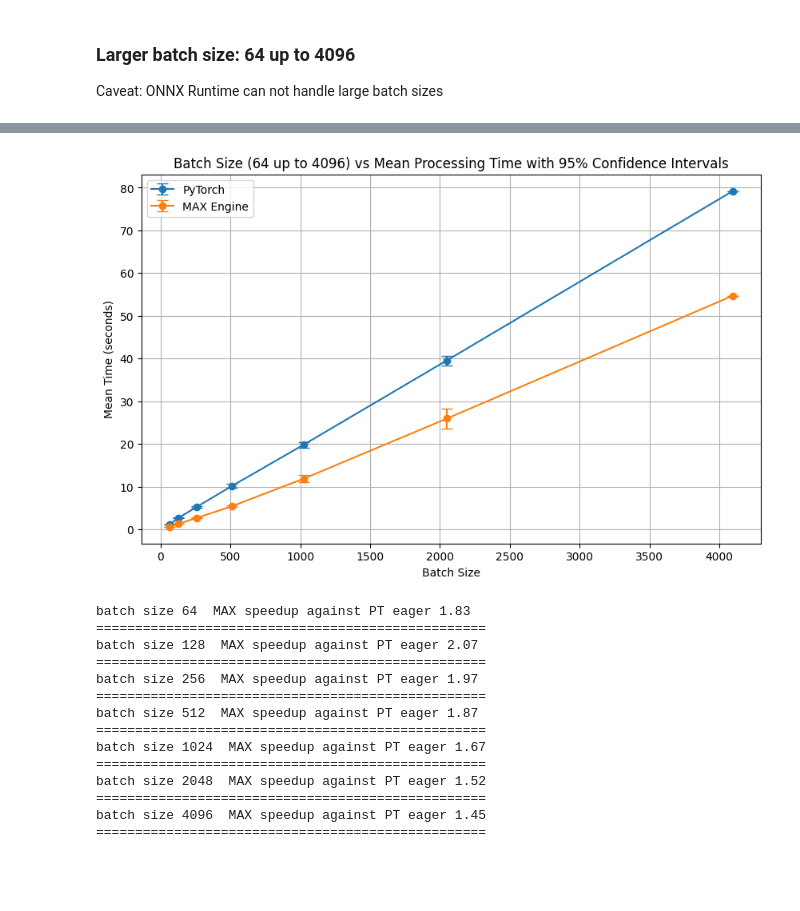
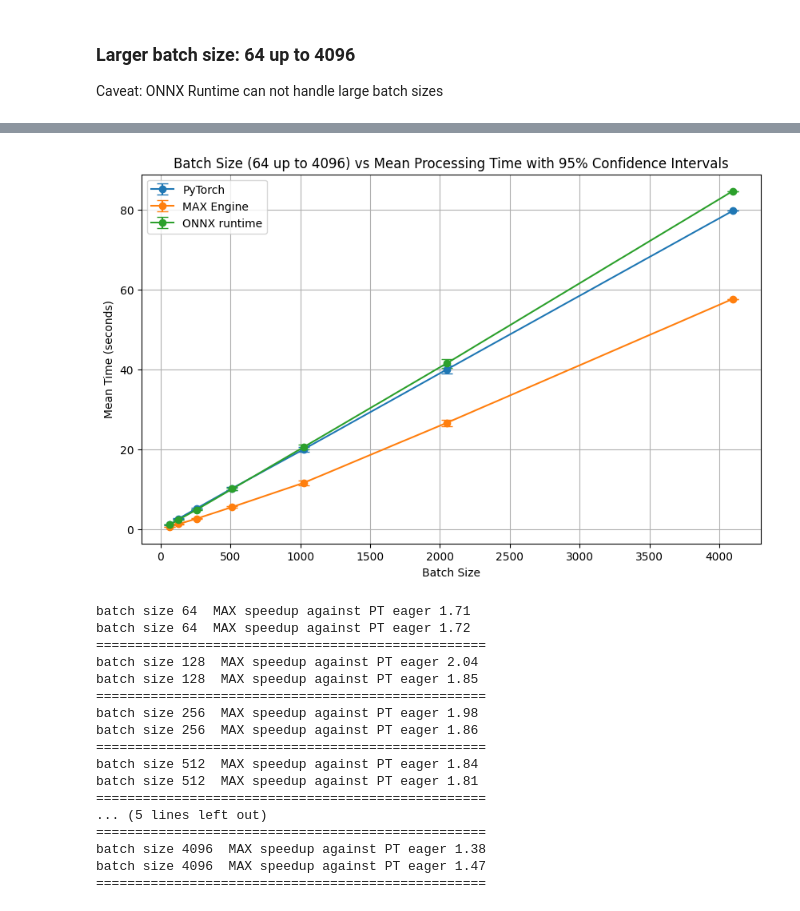
Before and after one commit to modularml/devrel-extras, a Jupyter notebook: blogs/2403-semantic-search-with-max-engine/bge-embed.ipynb, the cells around one changed output, grey strips where cells are left out. Cells and saved outputs as stored; diff of their text form; code cells hidden in the pictures; blank space fills up the shorter version.

```diff
--- a/blogs/2403-semantic-search-with-max-engine/bge-embed.ipynb
+++ b/blogs/2403-semantic-search-with-max-engine/bge-embed.ipynb
@@ -177,7 +182,7 @@ from optimum.onnxruntime import ORTModelForFeatureExtraction
 model = AutoModel.from_pretrained("BAAI/bge-base-en-v1.5")
 model.eval()
 
-ortmodel = ORTModelForFeatureExtraction.from_pretrained('BAAI/bge-large-en-v1.5', revision="refs/pr/13",file_name="onnx/model.onnx")
+ortmodel = ORTModelForFeatureExtraction.from_pretrained("BAAI/bge-base-en-v1.5", revision="refs/pr/6", file_name="onnx/model.onnx")
 
 def measure_runtime(inputs, model_fn, batch_sizes, is_pytorch=True):
     results = {}
@@ -383,7 +382,5 @@ large_maxresults
   'std_time': 0.0,
   'confidence_interval': 0.0}}
 # %%
-## ONNX Runtime can not handle large batch sizes
-
-# large_ortresults = measure_runtime(inputs, ortmodel, large_batch_sizes, is_pytorch=False)
-# large_ortresults
+large_ortresults = measure_runtime(inputs, ortmodel, large_batch_sizes, is_pytorch=False)
+large_ortresults
@@ -390,26 +405,31 @@ large_maxresults
 # %%
 plot_performance_comparison(large_batch_sizes,
                             [("PyTorch", large_results),
-                             ("MAX Engine", large_maxresults)],
+                             ("MAX Engine", large_maxresults),
+                            ("ONNX runtime", large_ortresults)],
                             title="Batch Size (64 up to 4096) vs Mean Processing Time with 95% Confidence Intervals")
 # %% [output]
-[figure, old version]
+[figure, new version]
 # %%
 for b in large_batch_sizes:
     print(f"batch size {b}  MAX speedup against PT eager {large_results[b]['mean_time'] / large_maxresults[b]['mean_time']:.3}")
+    print(f"batch size {b}  MAX speedup against PT eager {large_ortresults[b]['mean_time'] / large_maxresults[b]['mean_time']:.3}")
     print("=" * 50)
 # %% [output]
-batch size 64  MAX speedup against PT eager 1.83
+batch size 64  MAX speedup against PT eager 1.71
+batch size 64  MAX speedup against PT eager 1.72
 ==================================================
-batch size 128  MAX speedup against PT eager 2.07
+batch size 128  MAX speedup against PT eager 2.04
+batch size 128  MAX speedup against PT eager 1.85
 ==================================================
-batch size 256  MAX speedup against PT eager 1.97
+batch size 256  MAX speedup against PT eager 1.98
+batch size 256  MAX speedup against PT eager 1.86
 ==================================================
-batch size 512  MAX speedup against PT eager 1.87
+batch size 512  MAX speedup against PT eager 1.84
+batch size 512  MAX speedup against PT eager 1.81
 ==================================================
-batch size 1024  MAX speedup against PT eager 1.67
+... (5 lines left out)
 ==================================================
-batch size 2048  MAX speedup against PT eager 1.52
+batch size 4096  MAX speedup against PT eager 1.38
+batch size 4096  MAX speedup against PT eager 1.47
 ==================================================
-batch size 4096  MAX speedup against PT eager 1.45
-==================================================
```
Also changed, not shown: parts of 17 cells of this notebook.
